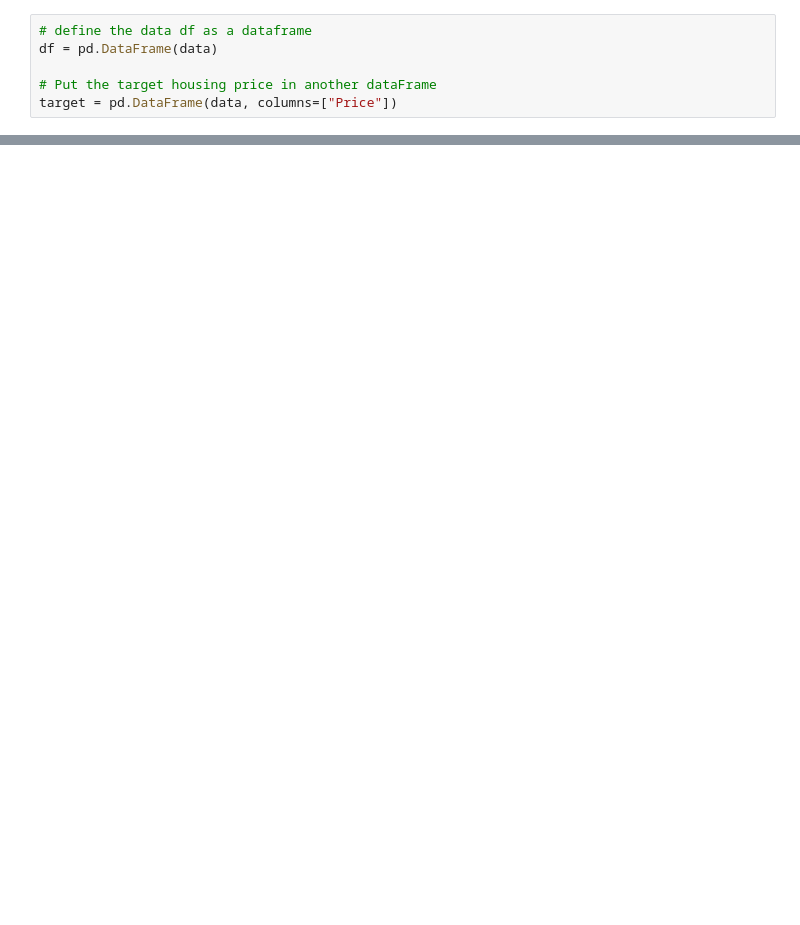
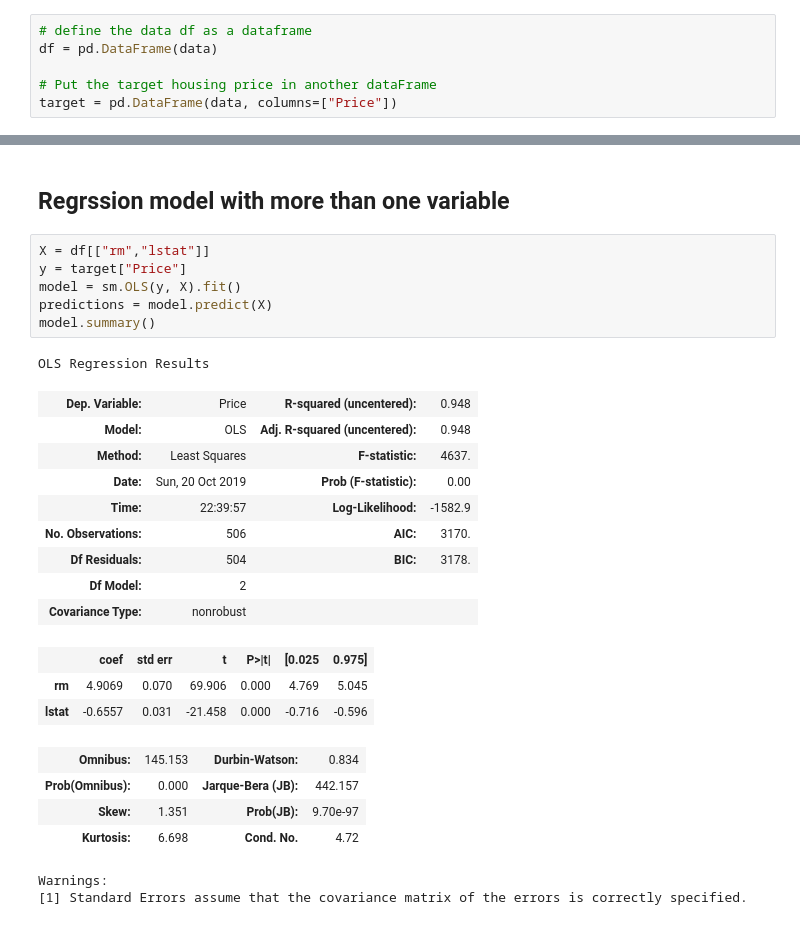
Before and after one commit to eamonnofarrell/Machine-Learning-Assessment2019, a Jupyter notebook: Machine-Learning-Assignment.ipynb, the cells around one changed output, grey strips where cells are left out. Cells and saved outputs as stored; diff of their text form; blank space fills up the shorter version.

```diff
--- a/Machine-Learning-Assignment.ipynb
+++ b/Machine-Learning-Assignment.ipynb
@@ -144,3 +150,31 @@ OLS Regression Results
 | Kurtosis: | 4.894 | Cond. No. | 1.00 |
 Warnings:
 [1] Standard Errors assume that the covariance matrix of the errors is correctly specified.
+# %% [markdown]
+## Regrssion model with more than one variable
+# %%
+X = df[["rm","lstat"]]
+y = target["Price"]
+model = sm.OLS(y, X).fit()
+predictions = model.predict(X)
+model.summary()
+# %% [output]
+OLS Regression Results
+| Dep. Variable: | Price | R-squared (uncentered): | 0.948 |
+| Model: | OLS | Adj. R-squared (uncentered): | 0.948 |
+| Method: | Least Squares | F-statistic: | 4637. |
+| Date: | Sun, 20 Oct 2019 | Prob (F-statistic): | 0.00 |
+| Time: | 22:39:57 | Log-Likelihood: | -1582.9 |
+| No. Observations: | 506 | AIC: | 3170. |
+| Df Residuals: | 504 | BIC: | 3178. |
+| Df Model: | 2 |  |  |
+| Covariance Type: | nonrobust |  |  |
+|  | coef | std err | t | P>|t| | [0.025 | 0.975] |
+| rm | 4.9069 | 0.070 | 69.906 | 0.000 | 4.769 | 5.045 |
+| lstat | -0.6557 | 0.031 | -21.458 | 0.000 | -0.716 | -0.596 |
+| Omnibus: | 145.153 | Durbin-Watson: | 0.834 |
+| Prob(Omnibus): | 0.000 | Jarque-Bera (JB): | 442.157 |
+| Skew: | 1.351 | Prob(JB): | 9.70e-97 |
+| Kurtosis: | 6.698 | Cond. No. | 4.72 |
+Warnings:
+[1] Standard Errors assume that the covariance matrix of the errors is correctly specified.
```
Also changed, not shown: parts of 13 cells of this notebook.
